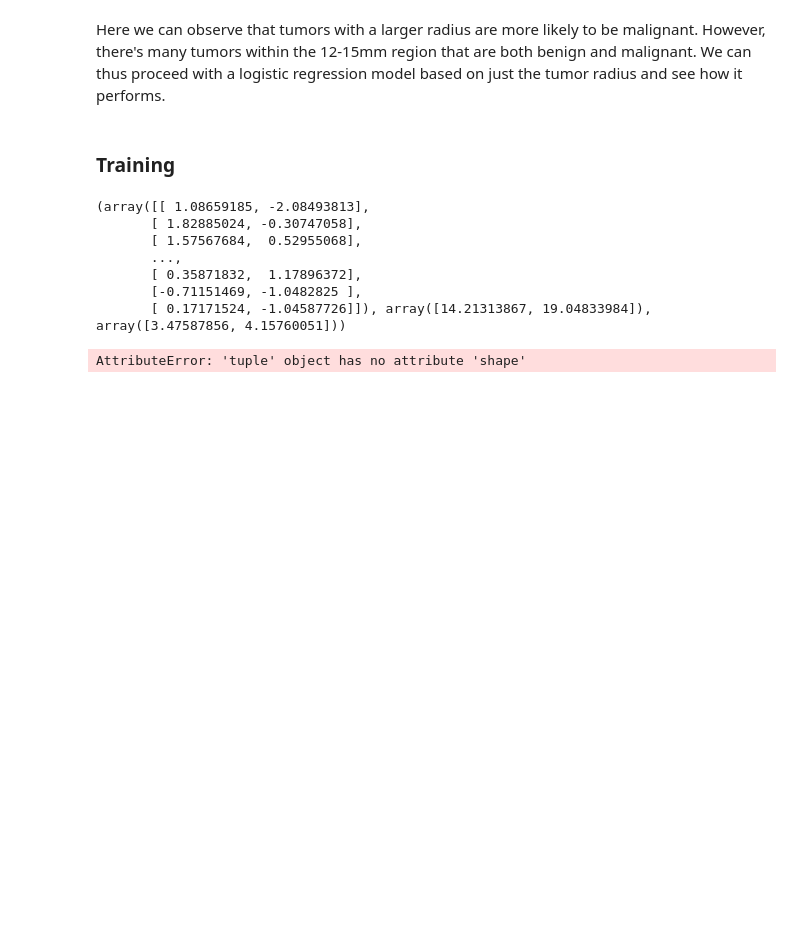
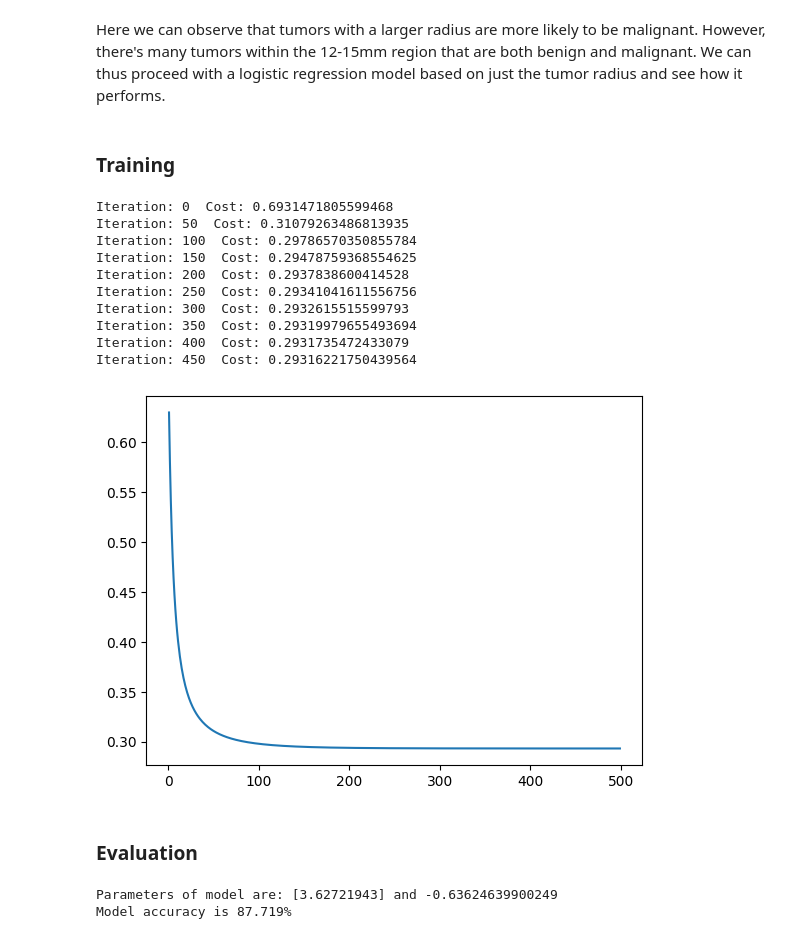
Before and after one commit to markov24/breast-cancer-classification, a Jupyter notebook: binary_classification.ipynb, the cells around one changed output. Cells and saved outputs as stored; diff of their text form; code cells hidden in the pictures; blank space fills up the shorter version.

```diff
--- a/binary_classification.ipynb
+++ b/binary_classification.ipynb
@@ -28,17 +29,25 @@ Here we can observe that tumors with a larger radius are more likely to be malig
 ### Training
 # %%
 # To start, we obtain the default 90% train/test split of our data
-X_train, X_test, y_train, y_test = bf.training_data(X, y, 2)
-X_train = np.array(X_train)
-print(X_train)
-print(X_train.shape)
-w_vec, b = lr.gradient_descent(1000, X_train, y_train, 0.5, 0)
+X_train, X_test, y_train, y_test = bf.training_data(X, y, 1)
+w_vec, b = lr.gradient_descent(500, X_train, y_train, 0.5, 0)
 # %% [output]
-(array([[ 1.08659185, -2.08493813],
-       [ 1.82885024, -0.30747058],
-       [ 1.57567684,  0.52955068],
-       ...,
-       [ 0.35871832,  1.17896372],
-       [-0.71151469, -1.0482825 ],
-       [ 0.17171524, -1.04587726]]), array([14.21313867, 19.04833984]), array([3.47587856, 4.15760051]))
+Iteration: 0  Cost: 0.6931471805599468
+Iteration: 50  Cost: 0.31079263486813935
+Iteration: 100  Cost: 0.29786570350855784
+Iteration: 150  Cost: 0.29478759368554625
+Iteration: 200  Cost: 0.2937838600414528
+Iteration: 250  Cost: 0.29341041611556756
+Iteration: 300  Cost: 0.2932615515599793
+Iteration: 350  Cost: 0.29319979655493694
+Iteration: 400  Cost: 0.2931735472433079
+Iteration: 450  Cost: 0.29316221750439564
-AttributeError: 'tuple' object has no attribute 'shape'
+[figure, added]
+# %% [markdown]
+### Evaluation
+# %%
+# Evaluate linear model accuracy
+lr.predict(X_test, y_test, w_vec, b)
+# %% [output]
+Parameters of model are: [3.62721943] and -0.63624639900249
+Model accuracy is 87.719%
```
Also changed, not shown: parts of 6 cells of this notebook.
